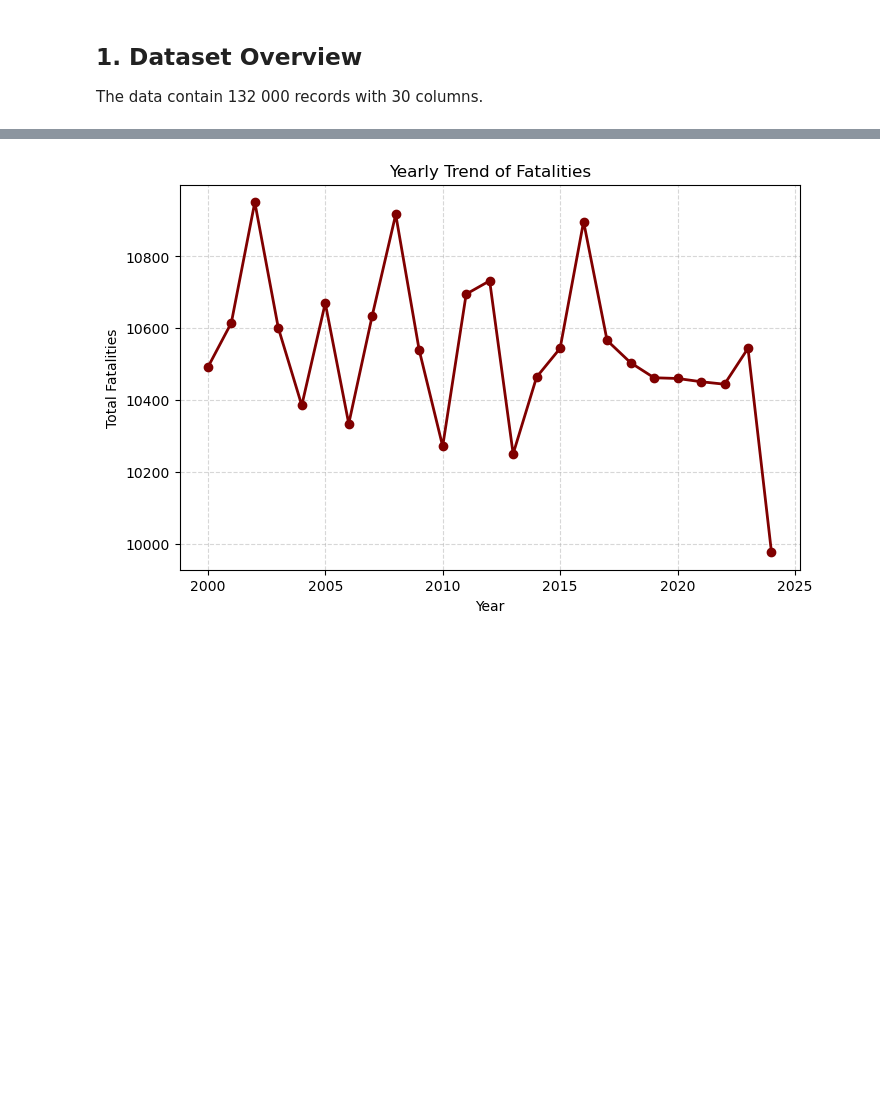
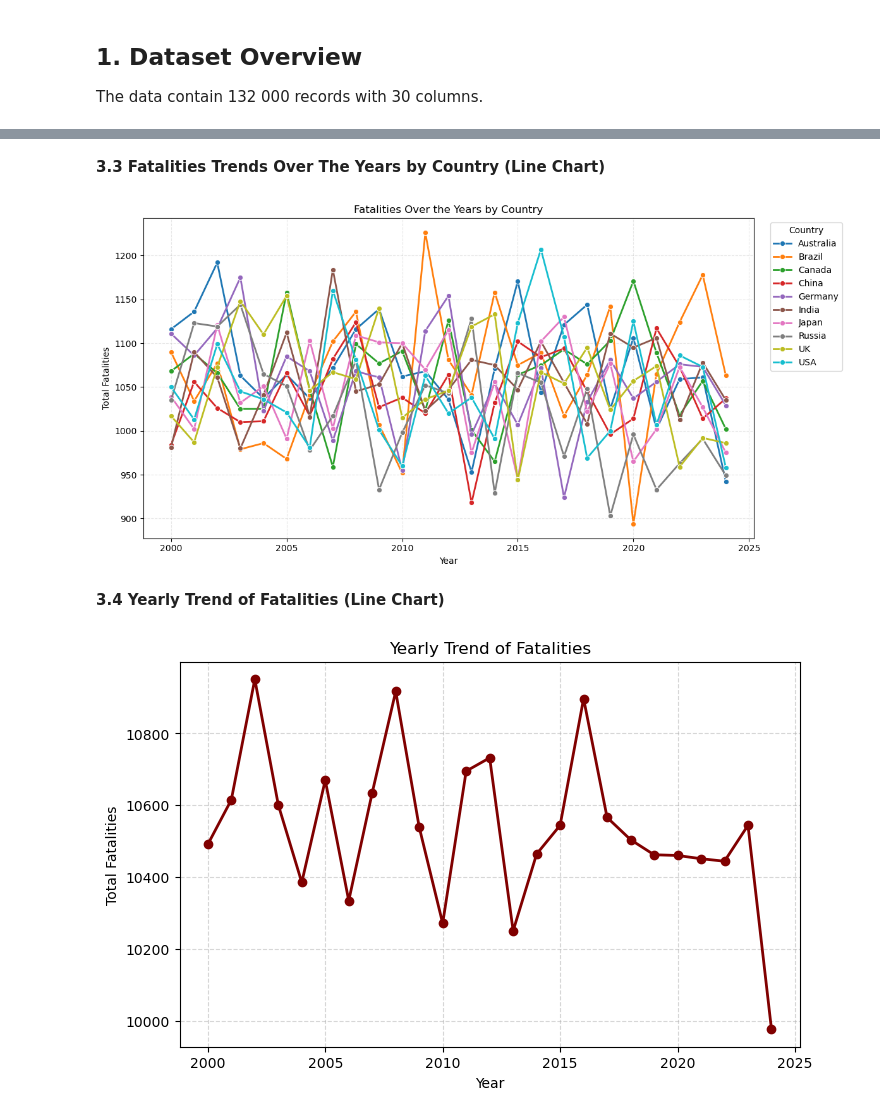
Before and after one commit to iamnotchris14/RoadAccidentDataset, a Jupyter notebook: road_accident_eda.ipynb, the cells around one changed output, grey strips where cells are left out. Saved outputs shown, nothing was run; the diff lists cells and outputs as text; code cells hidden in the pictures; blank space fills up the shorter version.

```diff
--- a/road_accident_eda.ipynb
+++ b/road_accident_eda.ipynb
@@ -165,3 +248,34 @@ Accidents are evenly distributed across all road types, with main roads slightly
+# %% [markdown]
+**3.3 Fatalities Trends Over The Years by Country (Line Chart)**
+# %%
+import pandas as pd
+import matplotlib.pyplot as plt
+import seaborn as sns
+
+# Group by country and year
+fatal_year = df.groupby(["Country", "Year"])["Number of Fatalities"].sum().reset_index()
+
+plt.figure(figsize=(12,6))
+sns.lineplot(
+    data=fatal_year,
+    x="Year",
+    y="Number of Fatalities",
+    hue="Country",
+    marker="o",
+    linewidth=2
+)
+
+plt.title("Fatalities Over the Years by Country")
+plt.xlabel("Year")
+plt.ylabel("Total Fatalities")
+plt.grid(alpha=0.3, linestyle="--")
+plt.legend(title="Country", bbox_to_anchor=(1.02, 1), loc="upper left")
+plt.tight_layout()
+plt.show()
+# %% [output]
+[figure, added]
+# %% [markdown]
+**3.4 Yearly Trend of Fatalities (Line Chart)**
 # %%
 # Yearly Trend of Fatalities
 yearly = df.groupby("Year")["Number of Fatalities"].sum()
```
Also changed, not shown: parts of 27 cells of this notebook.
